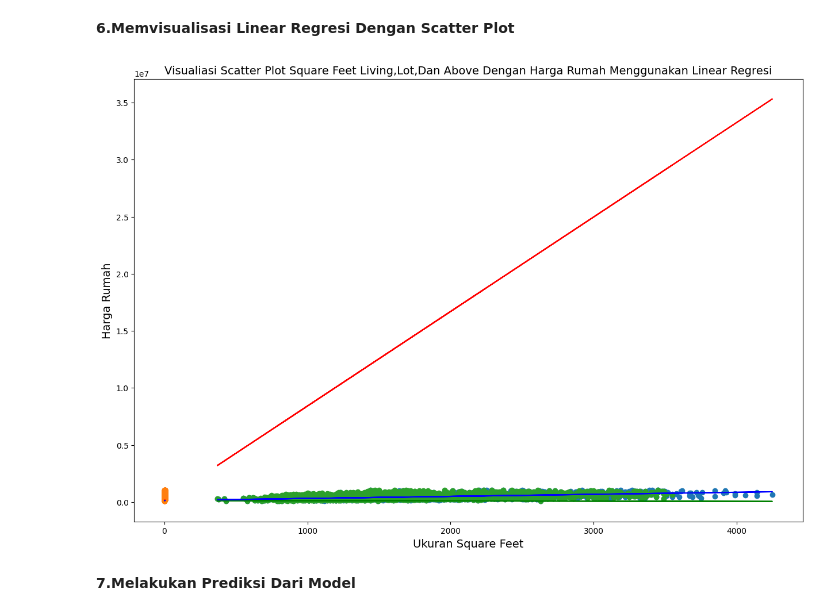
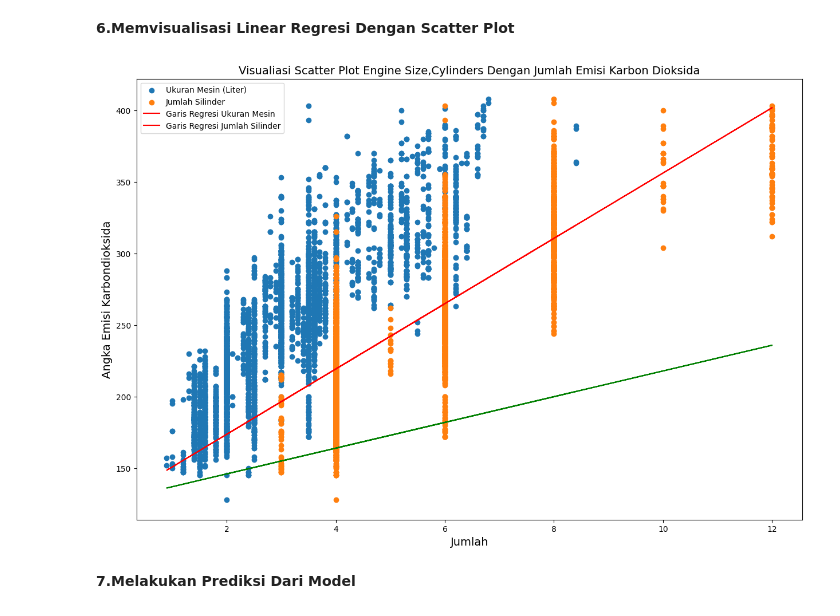
Before and after one commit to HaikalRFadhilahh/fp-BigDataPA, a Jupyter notebook: UAS_BDPA_REVISI.ipynb, the cells around one changed output. Cells and saved outputs as stored; diff of their text form; code cells hidden in the pictures.

```diff
--- a/UAS_BDPA_REVISI.ipynb
+++ b/UAS_BDPA_REVISI.ipynb
@@ -214 +202,10 @@ def clear_outliers (dataset,kolom):
+# %%
+# Membersikan Outliers Kolom Fuel Consumption Hwy (L/100 km)
+df = clear_outliers(df,'Fuel Consumption Hwy (L/100 km)')
+# %%
+# Membersikan Outliers Kolom Fuel Consumption Comb (L/100 km)
+df = clear_outliers(df,'Fuel Consumption Comb (L/100 km)')
+# %%
+# Membersikan Outliers Kolom Fuel Consumption Comb (mpg)
+df = clear_outliers(df,'Fuel Consumption Comb (mpg)')
 # %%
@@ -567,3 +510,7 @@ y = df['price']
+# %%
+variabelBebas = ['Engine Size(L)','Cylinders'] # Menggunakan Variabel Ukuran Mesin Dan Jumlah Silinder Untuk Variabel Bebas
+X = df[variabelBebas]
+y = df['CO2 Emissions(g/km)']
 # %% [markdown]
 <p><b>2.Membagi Data Menjadi 2 Yaitu Data Train dan Data Test</b></p>
 # %%
@@ -599,19 +546,17 @@ Nilai Intercept :  137145.82853314502
 <p><b>6.Memvisualisasi Linear Regresi Dengan Scatter Plot</b></p>
 # %%
 fig,ax = plt.subplots(figsize=(15,10))
-plt.scatter(X_train['sqft_living'],y_train)
-plt.scatter(X_train['bathrooms'],y_train)
-plt.scatter(X_train['sqft_above'],y_train)
+plt.scatter(X_train[variabelBebas[0]],y_train)
+plt.scatter(X_train[variabelBebas[1]],y_train)
 ax.plot(X_train, linreg_model.coef_[0]*X_train + linreg_model.intercept_, '-r')
 ax.plot(X_train, linreg_model.coef_[1]*X_train + linreg_model.intercept_, '-g')
-ax.plot(X_train, linreg_model.coef_[2]*X_train + linreg_model.intercept_, '-b')
-plt
-plt.title("Visualiasi Scatter Plot Square Feet Living,Lot,Dan Above Dengan Harga Rumah Menggunakan Linear Regresi",fontsize="14")
-plt.xlabel("Ukuran Square Feet",fontsize="14")
-plt.ylabel("Harga Rumah",fontsize="14")
+plt.title("Visualiasi Scatter Plot Engine Size,Cylinders Dengan Jumlah Emisi Karbon Dioksida",fontsize="14")
+plt.ylabel("Angka Emisi Karbondioksida",fontsize="14")
+plt.xlabel("Jumlah",fontsize="14")
+plt.legend(['Ukuran Mesin (Liter)','Jumlah Silinder','Garis Regresi Ukuran Mesin','Garis Regresi Jumlah Silinder'])
 plt.show()
 # %% [output]
-[figure, old version]
+[figure, new version]
 # %% [markdown]
 <p><b>7.Melakukan Prediksi Dari Model</b></p>
 # %%
```
Also changed, not shown: parts of 63 cells of this notebook, 2 other files.
